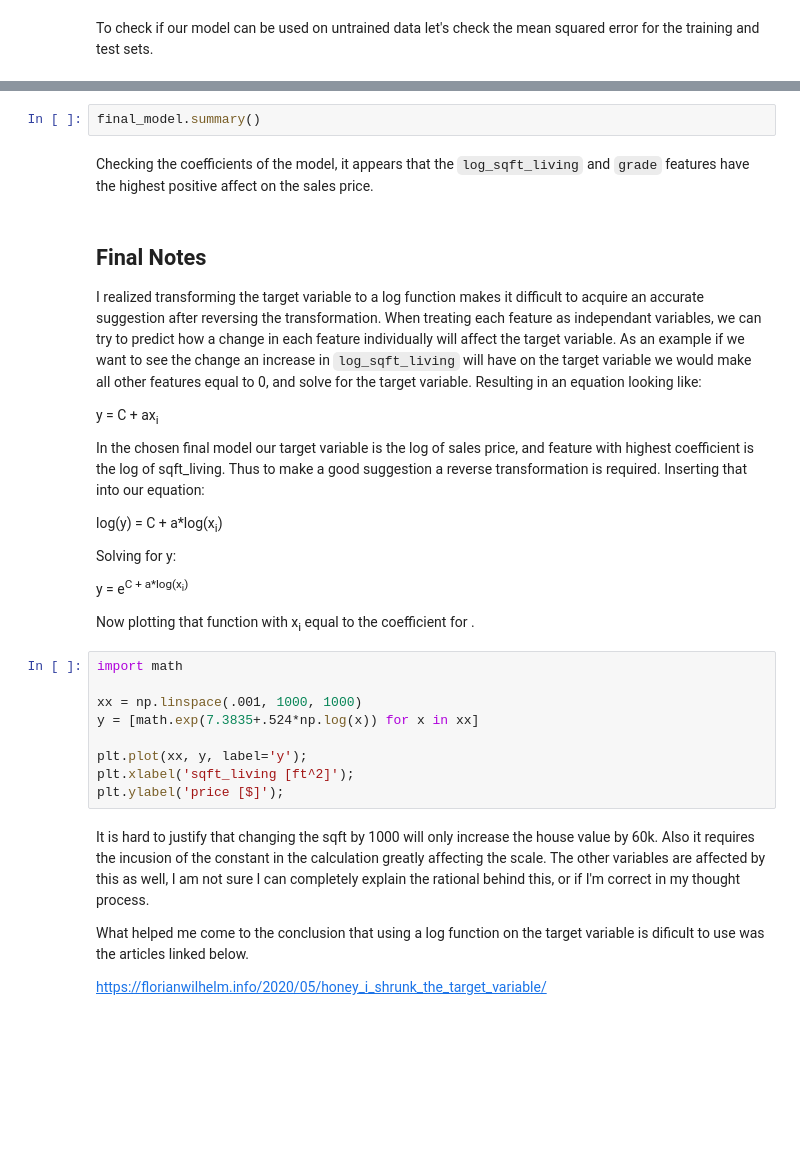
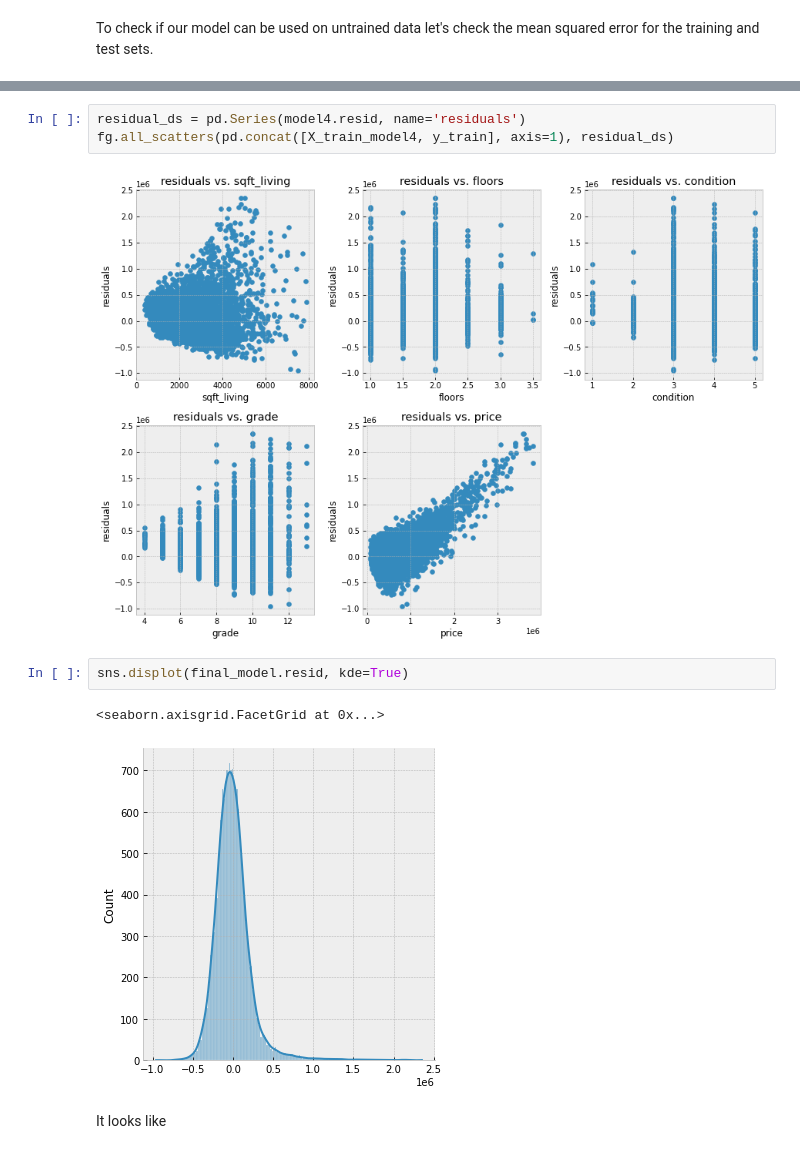
Before and after one commit to cschneck7/phase-2-project, a Jupyter notebook: EDA_and_Modelling.ipynb, the cells around one changed output, grey strips where cells are left out. Drawn from its saved outputs; the diff is of its cells as text; blank space fills up the shorter version.

```diff
--- a/EDA_and_Modelling.ipynb
+++ b/EDA_and_Modelling.ipynb
@@ -658,35 +1015,12 @@ Our initial business problem was to find the features with the highest affect on
-# %%
-final_model.summary()
-# %% [markdown]
-Checking the coefficients of the model, it appears that the `log_sqft_living` and `grade` features have the highest positive affect on the sales price.
-# %% [markdown]
-## Final Notes
-
-I realized transforming the target variable to a log function makes it difficult to acquire an accurate suggestion after reversing the transformation. When treating each feature as independant variables, we can try to predict how a change in each feature individually will affect the target variable. As an example if we want to see the change an increase in `log_sqft_living` will have on the target variable we would make all other features equal to 0, and solve for the target variable. Resulting in an equation looking like:
-
-y = C + ax<sub>i</sub>
-
-In the chosen final model our target variable is the log of sales price, and feature with highest coefficient is the log of sqft_living. Thus to make a good suggestion a reverse transformation is required. Inserting that into our equation:
-
-log(y) = C + a*log(x<sub>i</sub>)
-
-Solving for y:
-
-y = e<sup>C + a*log(x<sub>i</sub>)</sup>
-
-Now plotting that function with x<sub>i</sub> equal to the coefficient for .
-# %%
-import math
-
-xx = np.linspace(.001, 1000, 1000)
-y = [math.exp(7.3835+.524*np.log(x)) for x in xx]
-
-plt.plot(xx, y, label='y');
-plt.xlabel('sqft_living [ft^2]');
-plt.ylabel('price [$]');
-# %% [markdown]
-It is hard to justify that changing the sqft by 1000 will only increase the house value by 60k. Also it requires the incusion of the constant in the calculation greatly affecting the scale. The other variables are affected by this as well, I am not sure I can completely explain the rational behind this, or if I'm correct in my thought process.
-
-What helped me come to the conclusion that using a log function on the target variable is dificult to use was the articles linked below.
-
-<a href="https://florianwilhelm.info/2020/05/honey_i_shrunk_the_target_variable/">https://florianwilhelm.info/2020/05/honey_i_shrunk_the_target_variable/</a>
+# %%
+residual_ds = pd.Series(model4.resid, name='residuals')
+fg.all_scatters(pd.concat([X_train_model4, y_train], axis=1), residual_ds)
+# %% [output]
+[figure, added]
+# %%
+sns.displot(final_model.resid, kde=True)
+# %% [output]
+<seaborn.axisgrid.FacetGrid at 0x...>
+[figure, added]
+# %% [markdown]
+It looks like
```
Also changed, not shown: parts of 46 cells of this notebook, 2 other files.
